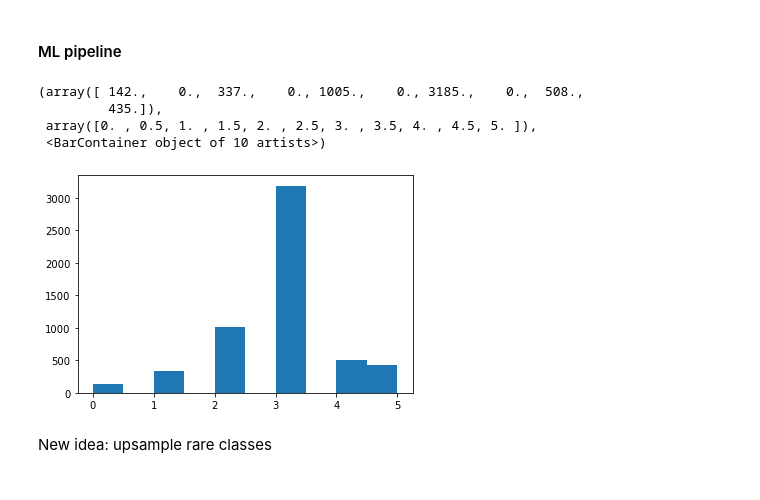
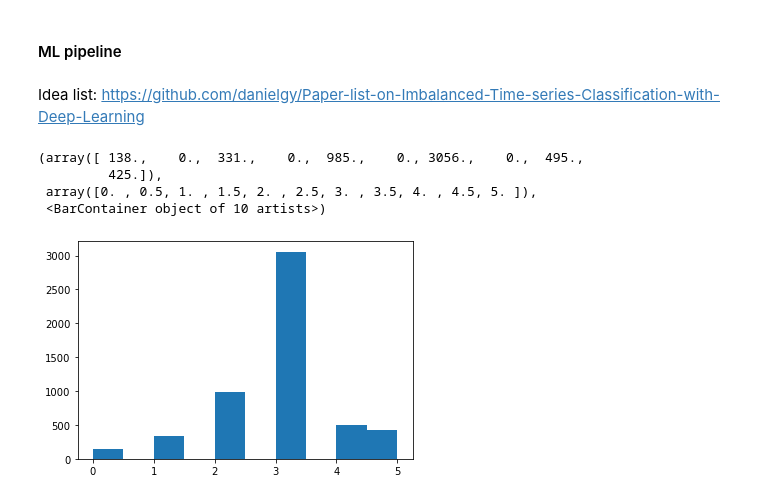
Before and after one commit to fyng/PedAccel, a Jupyter notebook: JHU SAFE/ML_optimization.ipynb, the cells around one changed output. Drawn from its saved outputs; the diff is of its cells as text; code cells hidden in the pictures.

```diff
--- a/JHU SAFE/ML_optimization.ipynb
+++ b/JHU SAFE/ML_optimization.ipynb
@@ -227,27 +205,29 @@ np.save('./DONOTPUSH/sbs.npy',y)
 # %% [markdown]
 #### ML pipeline
+# %% [markdown]
+Idea list: https://github.com/danielgy/Paper-list-on-Imbalanced-Time-series-Classification-with-Deep-Learning
 # %%
 import numpy as np
 from sklearn.linear_model import RidgeClassifierCV
-from sklearn.model_selection import train_test_split
+from sklearn.model_selection import train_test_split, GroupShuffleSplit
 from sklearn.metrics import accuracy_score, confusion_matrix, ConfusionMatrixDisplay
+from sklearn.utils import class_weight
 
 from sktime.datasets import load_basic_motions  # multivariate dataset
 from sktime.transformations.panel.rocket import Rocket
 import xgboost as xgb
-from imblearn.over_sampling import RandomOverSampler
-
-X = np.load('./DONOTPUSH/waveforms.npy')
-y = np.load('./DONOTPUSH/sbs.npy')
-
-# shift SBS label: multiclass classifier needs labels to start from 0
-y += 3
-plt.hist(y)
+from imblearn.over_sampling import RandomOverSampler, SMOTE
-# %% [output]
-(array([ 142.,    0.,  337.,    0., 1005.,    0., 3185.,    0.,  508.,
-         435.]),
- array([0. , 0.5, 1. , 1.5, 2. , 2.5, 3. , 3.5, 4. , 4.5, 5. ]),
- <BarContainer object of 10 artists>)
-[figure, removed]
-# %% [markdown]
-New idea: upsample rare classes
+# %%
+X = np.load('./DONOTPUSH/waveforms_60min.npy')
+y = np.load('./DONOTPUSH/sbs_60min.npy')
+ids = np.load('./DONOTPUSH/ids_60min.npy')
+
+# shift SBS label: multiclass classifier needs labels to start from 0
+y += 3
+plt.hist(y)
+# %% [output]
+(array([ 138.,    0.,  331.,    0.,  985.,    0., 3056.,    0.,  495.,
+         425.]),
+ array([0. , 0.5, 1. , 1.5, 2. , 2.5, 3. , 3.5, 4. , 4.5, 5. ]),
+ <BarContainer object of 10 artists>)
+[figure, added]
```
Also changed, not shown: parts of 23 cells of this notebook.
